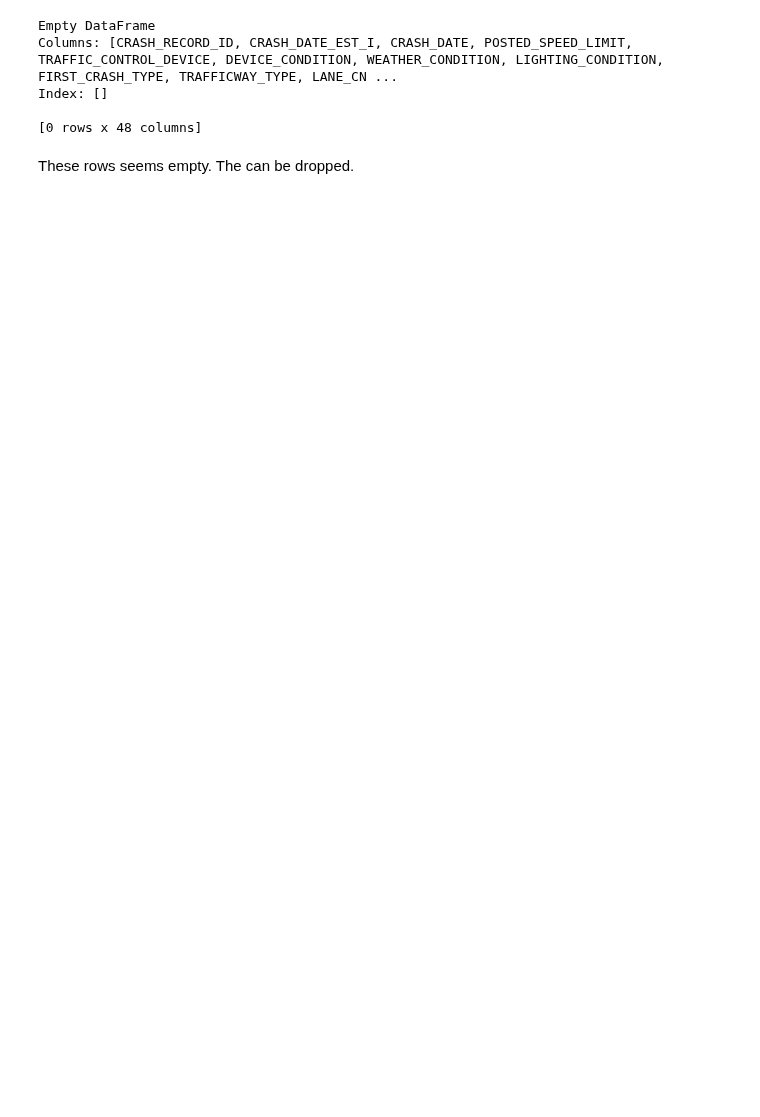
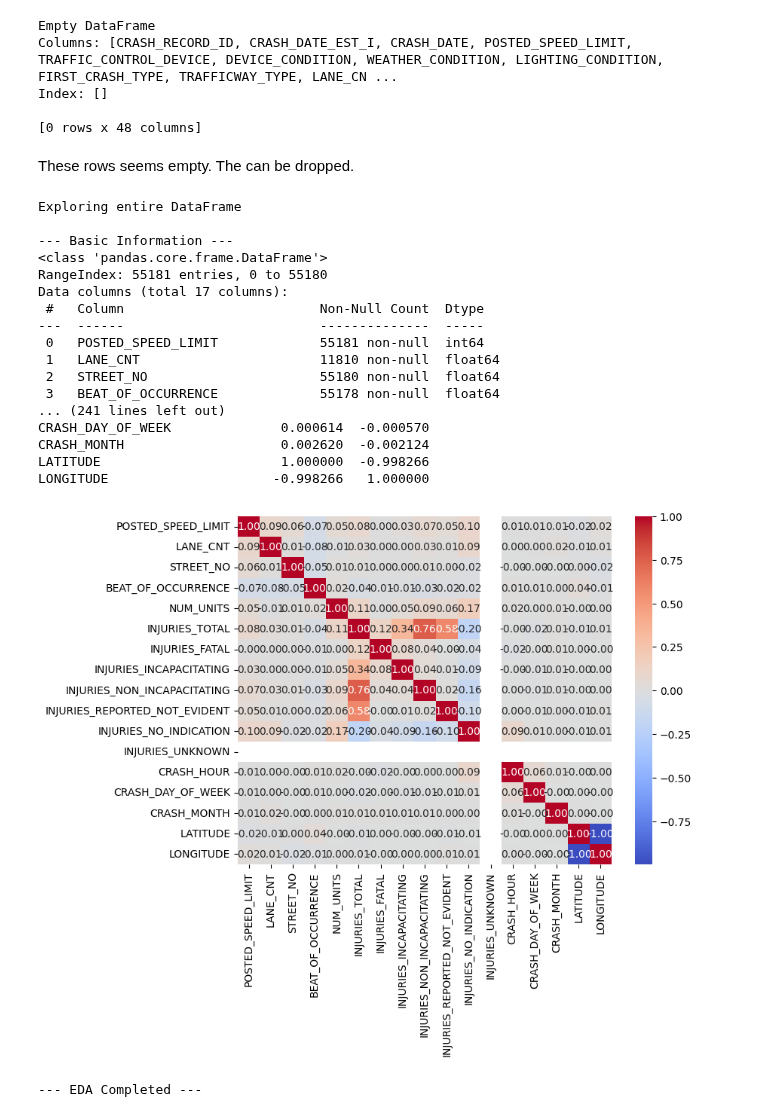
Before and after one commit to joakimTI/GROUP-5-PROJECT, a Jupyter notebook: index.ipynb, the cells around one changed output. Cells and saved outputs as stored; diff of their text form; code cells hidden in the pictures; blank space fills up the shorter version.

```diff
--- a/index.ipynb
+++ b/index.ipynb
@@ -233,0 +238,22 @@ These rows seems empty. The can be dropped.
+# %%
+eda(numerical)
+# %% [output]
+Exploring entire DataFrame
+
+--- Basic Information ---
+<class 'pandas.core.frame.DataFrame'>
+RangeIndex: 55181 entries, 0 to 55180
+Data columns (total 17 columns):
+ #   Column                         Non-Null Count  Dtype
+---  ------                         --------------  -----
+ 0   POSTED_SPEED_LIMIT             55181 non-null  int64
+ 1   LANE_CNT                       11810 non-null  float64
+ 2   STREET_NO                      55180 non-null  float64
+ 3   BEAT_OF_OCCURRENCE             55178 non-null  float64
+... (241 lines left out)
+CRASH_DAY_OF_WEEK              0.000614  -0.000570
+CRASH_MONTH                    0.002620  -0.002124
+LATITUDE                       1.000000  -0.998266
+LONGITUDE                     -0.998266   1.000000
+[figure, added]
+--- EDA Completed ---
```
Also changed, not shown: parts of 13 cells of this notebook.
